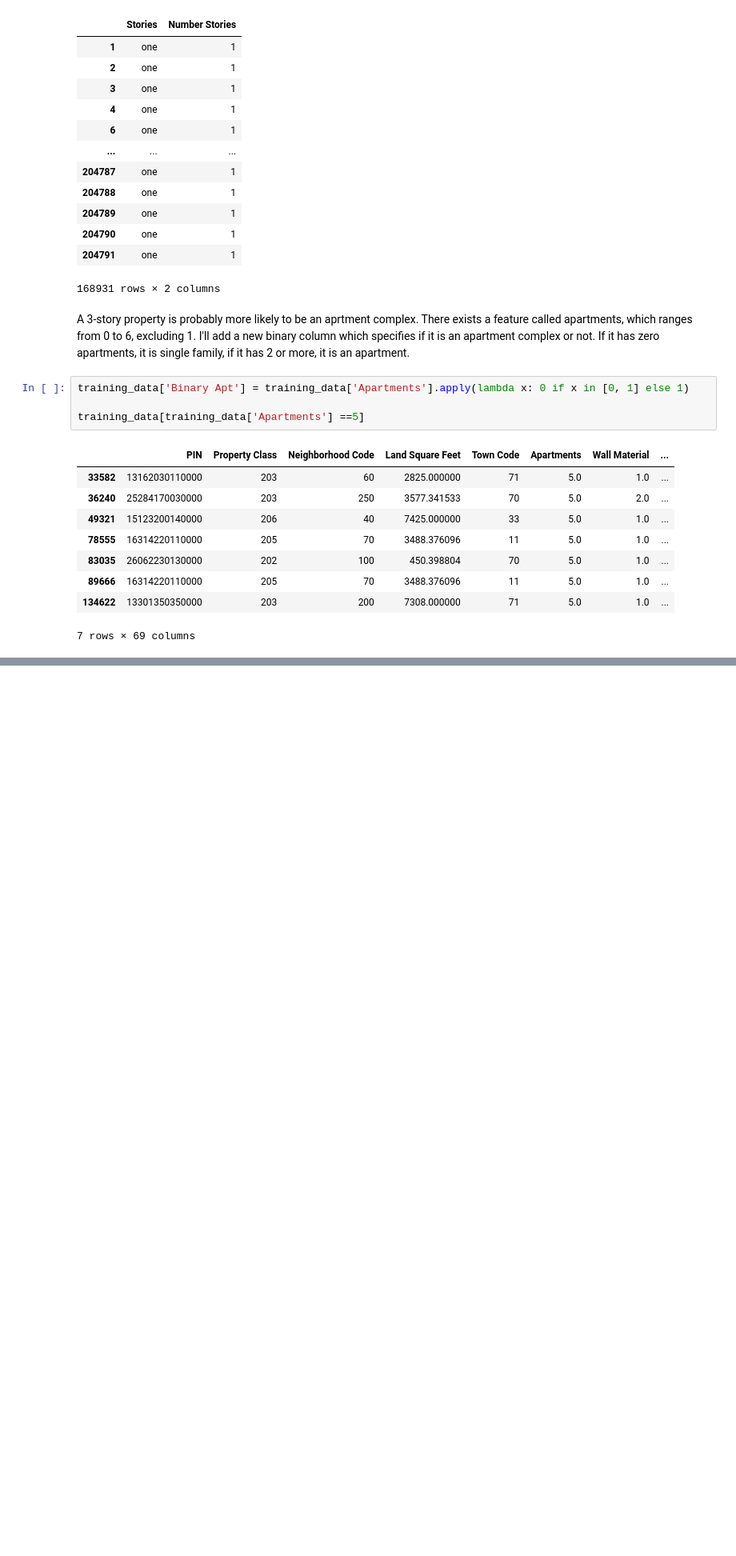
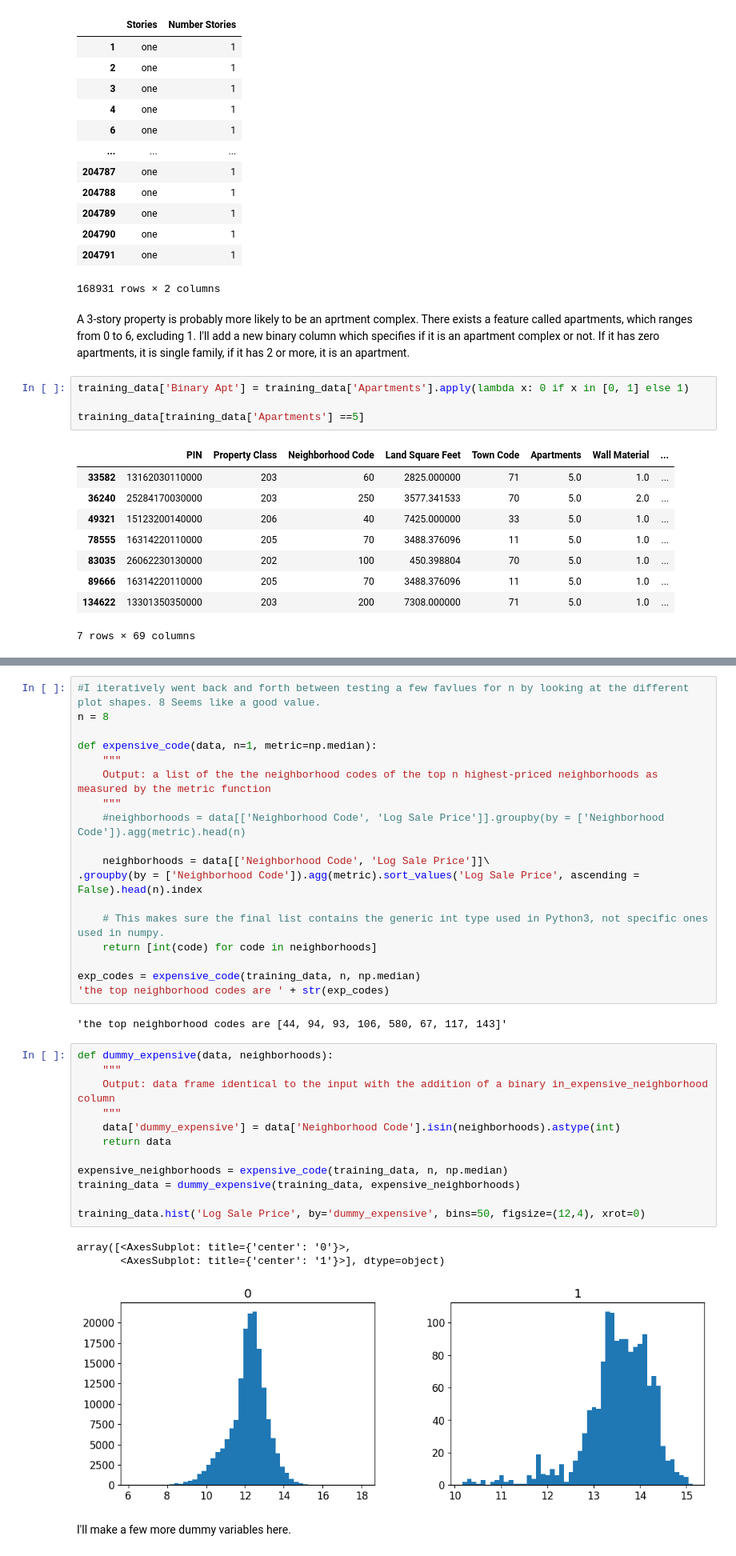
Before and after one commit to simitiangreg/spring_22, a Jupyter notebook: part1.ipynb, the cells around one changed output, grey strips where cells are left out. Shown at 80% size. Cells and saved outputs as stored; diff of their text form; blank space fills up the shorter version.

```diff
--- a/part1.ipynb
+++ b/part1.ipynb
@@ -251,0 +318,38 @@ training_data[training_data['Apartments'] ==5]
+# %%
+#I iteratively went back and forth between testing a few favlues for n by looking at the different plot shapes. 8 Seems like a good value.
+n = 8
+
+def expensive_code(data, n=1, metric=np.median):
+    """
+    Output: a list of the the neighborhood codes of the top n highest-priced neighborhoods as measured by the metric function
+    """
+    #neighborhoods = data[['Neighborhood Code', 'Log Sale Price']].groupby(by = ['Neighborhood Code']).agg(metric).head(n)
+
+    neighborhoods = data[['Neighborhood Code', 'Log Sale Price']]\
+.groupby(by = ['Neighborhood Code']).agg(metric).sort_values('Log Sale Price', ascending = False).head(n).index
+
+    # This makes sure the final list contains the generic int type used in Python3, not specific ones used in numpy.
+    return [int(code) for code in neighborhoods]
+
+exp_codes = expensive_code(training_data, n, np.median)
+'the top neighborhood codes are ' + str(exp_codes)
+# %% [output]
+'the top neighborhood codes are [44, 94, 93, 106, 580, 67, 117, 143]'
+# %%
+def dummy_expensive(data, neighborhoods):
+    """
+    Output: data frame identical to the input with the addition of a binary in_expensive_neighborhood column
+    """
+    data['dummy_expensive'] = data['Neighborhood Code'].isin(neighborhoods).astype(int)
+    return data
+
+expensive_neighborhoods = expensive_code(training_data, n, np.median)
+training_data = dummy_expensive(training_data, expensive_neighborhoods)
+
+training_data.hist('Log Sale Price', by='dummy_expensive', bins=50, figsize=(12,4), xrot=0)
+# %% [output]
+array([<AxesSubplot: title={'center': '0'}>,
+       <AxesSubplot: title={'center': '1'}>], dtype=object)
+[figure, added]
+# %% [markdown]
+I'll make a few more dummy variables here.
```
Also changed, not shown: parts of 10 cells of this notebook, 1 other file.
